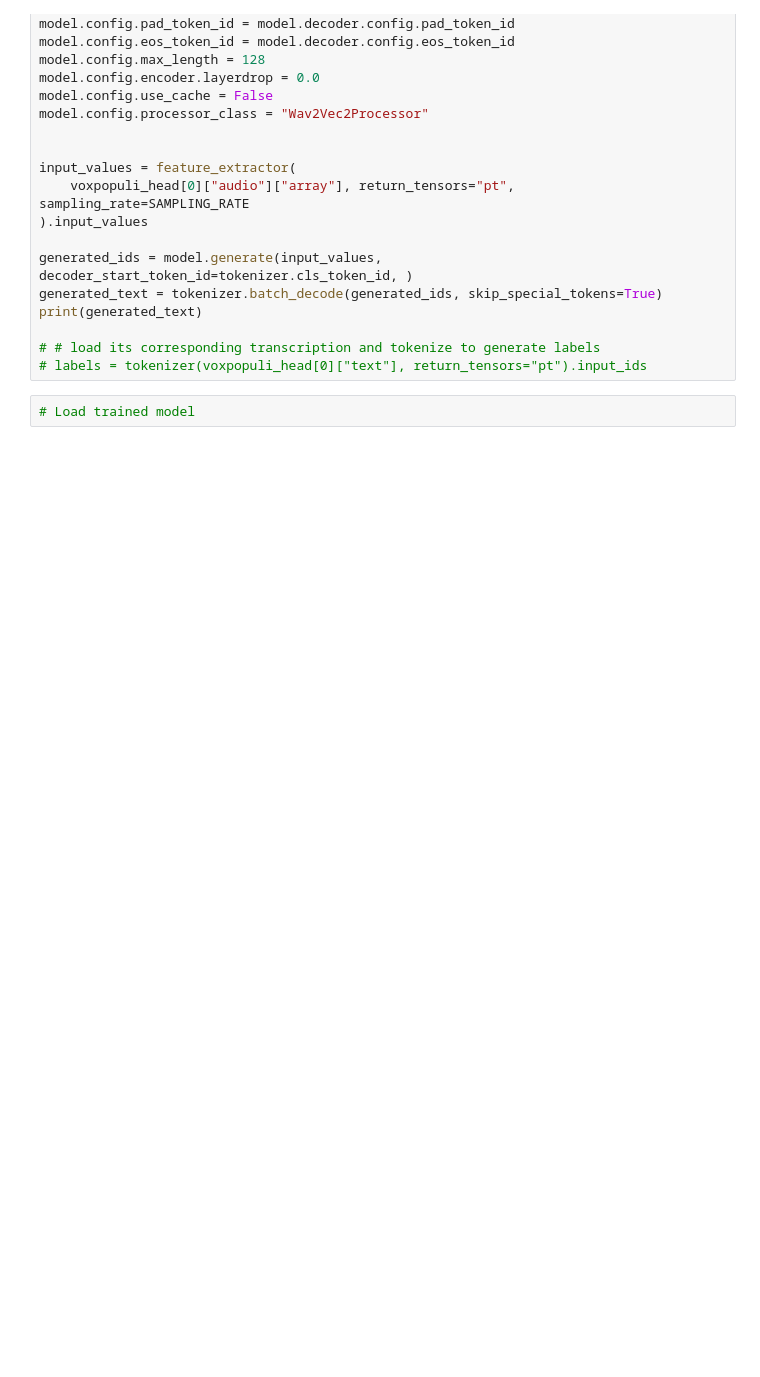
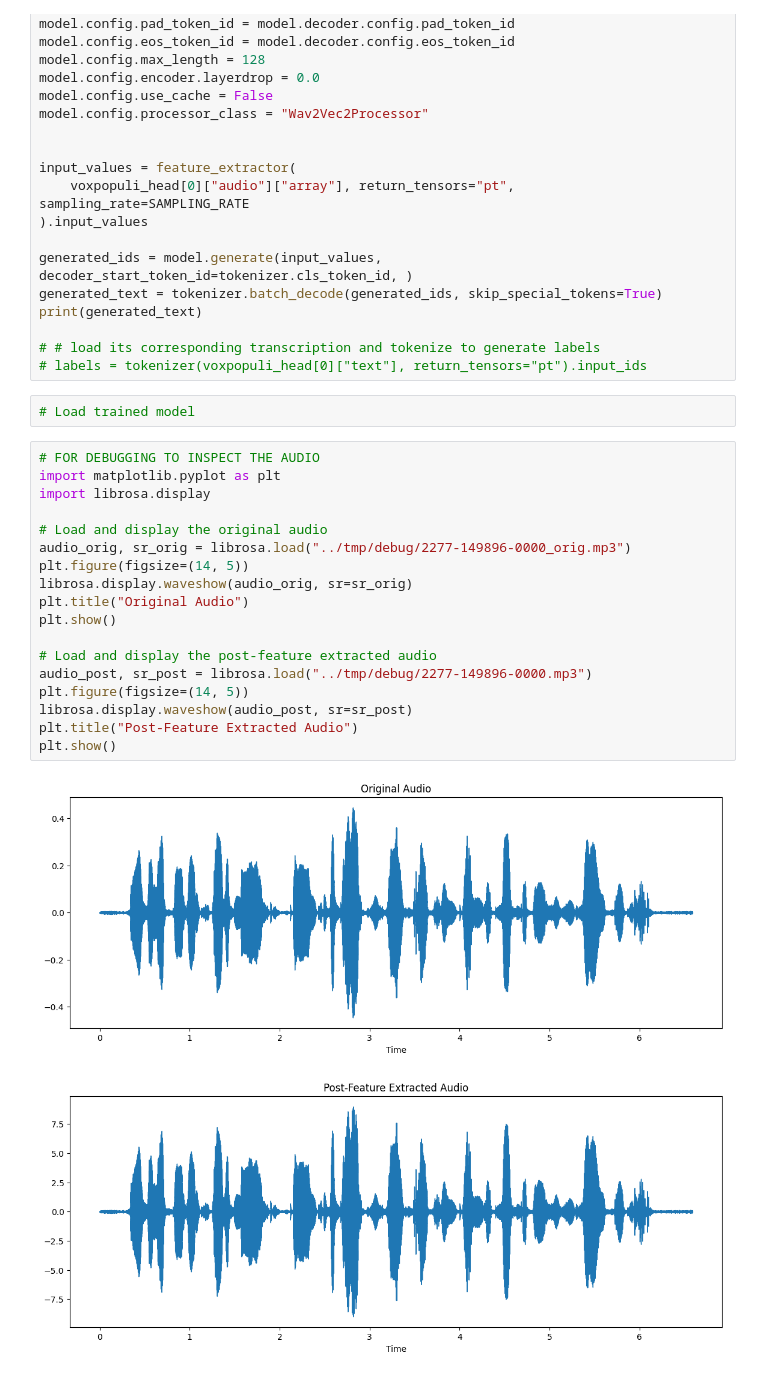
Before and after one commit to hornikmatej/thesis_mit, a Jupyter notebook: notebooks/playground.ipynb, the cells around one changed output. Drawn from its saved outputs; the diff is of its cells as text; blank space fills up the shorter version.

Commit message:
add: debug logs & saving mp3's

```diff
--- a/notebooks/playground.ipynb
+++ b/notebooks/playground.ipynb
@@ -62,3 +62,24 @@ print(generated_text)
 # labels = tokenizer(voxpopuli_head[0]["text"], return_tensors="pt").input_ids
 # %%
 # Load trained model
+# %%
+# FOR DEBUGGING TO INSPECT THE AUDIO
+import matplotlib.pyplot as plt
+import librosa.display
+
+# Load and display the original audio
+audio_orig, sr_orig = librosa.load("../tmp/debug/2277-149896-0000_orig.mp3")
+plt.figure(figsize=(14, 5))
+librosa.display.waveshow(audio_orig, sr=sr_orig)
+plt.title("Original Audio")
+plt.show()
+
+# Load and display the post-feature extracted audio
+audio_post, sr_post = librosa.load("../tmp/debug/2277-149896-0000.mp3")
+plt.figure(figsize=(14, 5))
+librosa.display.waveshow(audio_post, sr=sr_post)
+plt.title("Post-Feature Extracted Audio")
+plt.show()
+# %% [output]
+[figure, added]
+[figure, added]
```
Also changed, not shown: 4 other files.
